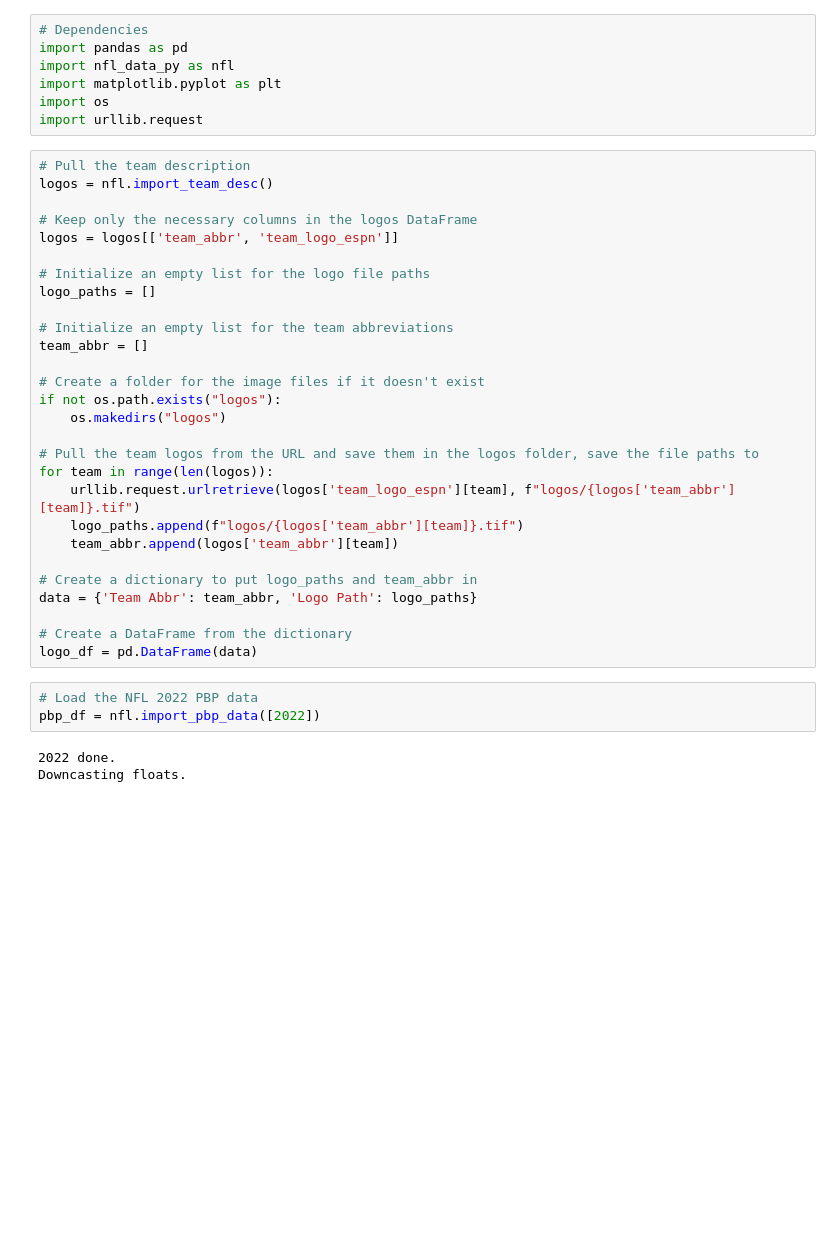
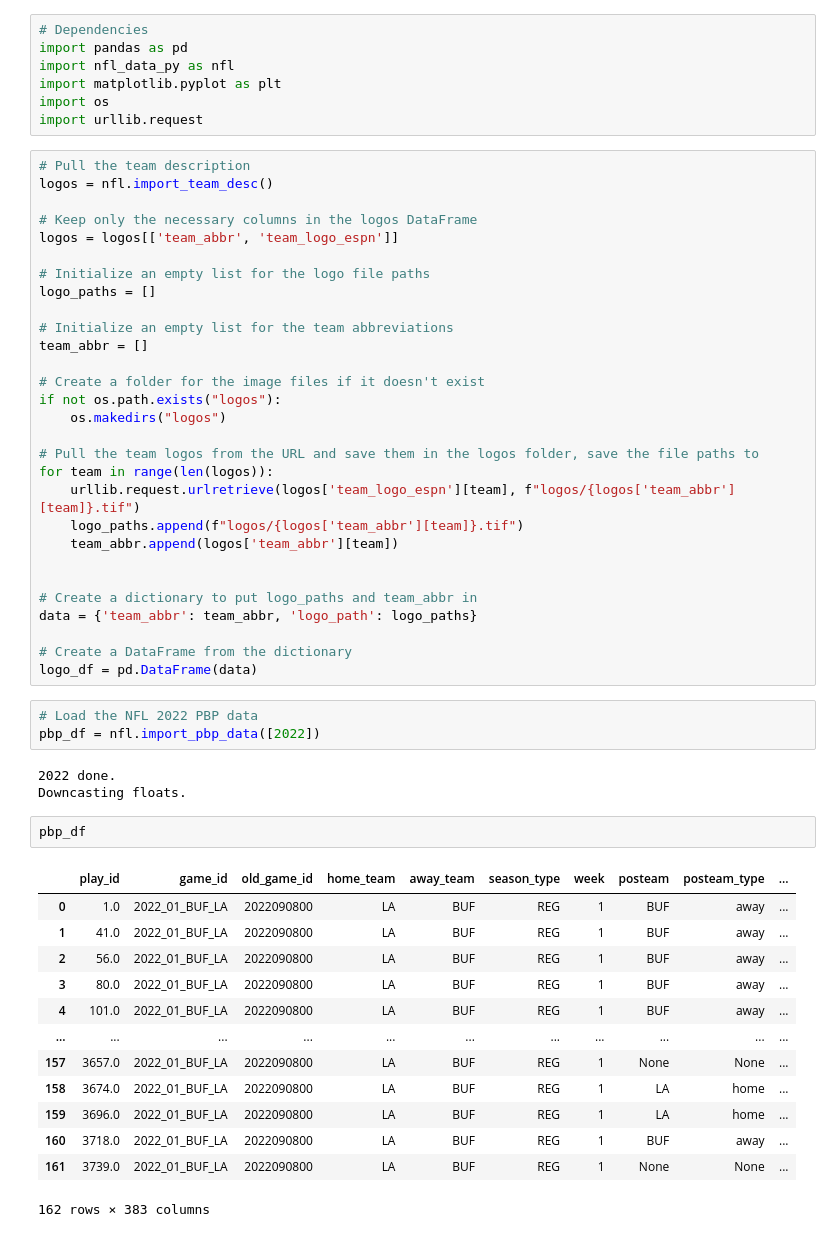
Before and after one commit to tbryan2/NFL-Win-Probability-Chart, a Jupyter notebook: NFL-Win-Probability-Visualization.ipynb, the cells around one changed output. Saved outputs shown, nothing was run; the diff lists cells and outputs as text; blank space fills up the shorter version.

```diff
--- a/NFL-Win-Probability-Visualization.ipynb
+++ b/NFL-Win-Probability-Visualization.ipynb
@@ -28,8 +28,9 @@ for team in range(len(logos)):
     logo_paths.append(f"logos/{logos['team_abbr'][team]}.tif")
     team_abbr.append(logos['team_abbr'][team])
 
+
 # Create a dictionary to put logo_paths and team_abbr in
-data = {'Team Abbr': team_abbr, 'Logo Path': logo_paths}
+data = {'team_abbr': team_abbr, 'logo_path': logo_paths}
 
 # Create a DataFrame from the dictionary
 logo_df = pd.DataFrame(data)
@@ -39,6 +40,22 @@ pbp_df = nfl.import_pbp_data([2022])
 # %% [output]
 2022 done.
 Downcasting floats.
+# %%
+pbp_df
+# %% [output]
+|  | play_id | game_id | old_game_id | home_team | away_team | season_type | week | posteam | posteam_type | ... |
+| 0 | 1.0 | 2022_01_BUF_LA | 2022090800 | LA | BUF | REG | 1 | BUF | away | ... |
+| 1 | 41.0 | 2022_01_BUF_LA | 2022090800 | LA | BUF | REG | 1 | BUF | away | ... |
+| 2 | 56.0 | 2022_01_BUF_LA | 2022090800 | LA | BUF | REG | 1 | BUF | away | ... |
+| 3 | 80.0 | 2022_01_BUF_LA | 2022090800 | LA | BUF | REG | 1 | BUF | away | ... |
+| 4 | 101.0 | 2022_01_BUF_LA | 2022090800 | LA | BUF | REG | 1 | BUF | away | ... |
+| ... | ... | ... | ... | ... | ... | ... | ... | ... | ... | ... |
+| 157 | 3657.0 | 2022_01_BUF_LA | 2022090800 | LA | BUF | REG | 1 | None | None | ... |
+| 158 | 3674.0 | 2022_01_BUF_LA | 2022090800 | LA | BUF | REG | 1 | LA | home | ... |
+| 159 | 3696.0 | 2022_01_BUF_LA | 2022090800 | LA | BUF | REG | 1 | LA | home | ... |
+| 160 | 3718.0 | 2022_01_BUF_LA | 2022090800 | LA | BUF | REG | 1 | BUF | away | ... |
+| 161 | 3739.0 | 2022_01_BUF_LA | 2022090800 | LA | BUF | REG | 1 | None | None | ... |
+162 rows × 383 columns
 # %%
 # Filter down to a single game (Week 1: Rams vs. Bills)
 pbp_df = pbp_df[pbp_df['game_id'] == '2022_01_BUF_LA']
```
Also changed, not shown: parts of 3 cells of this notebook.
